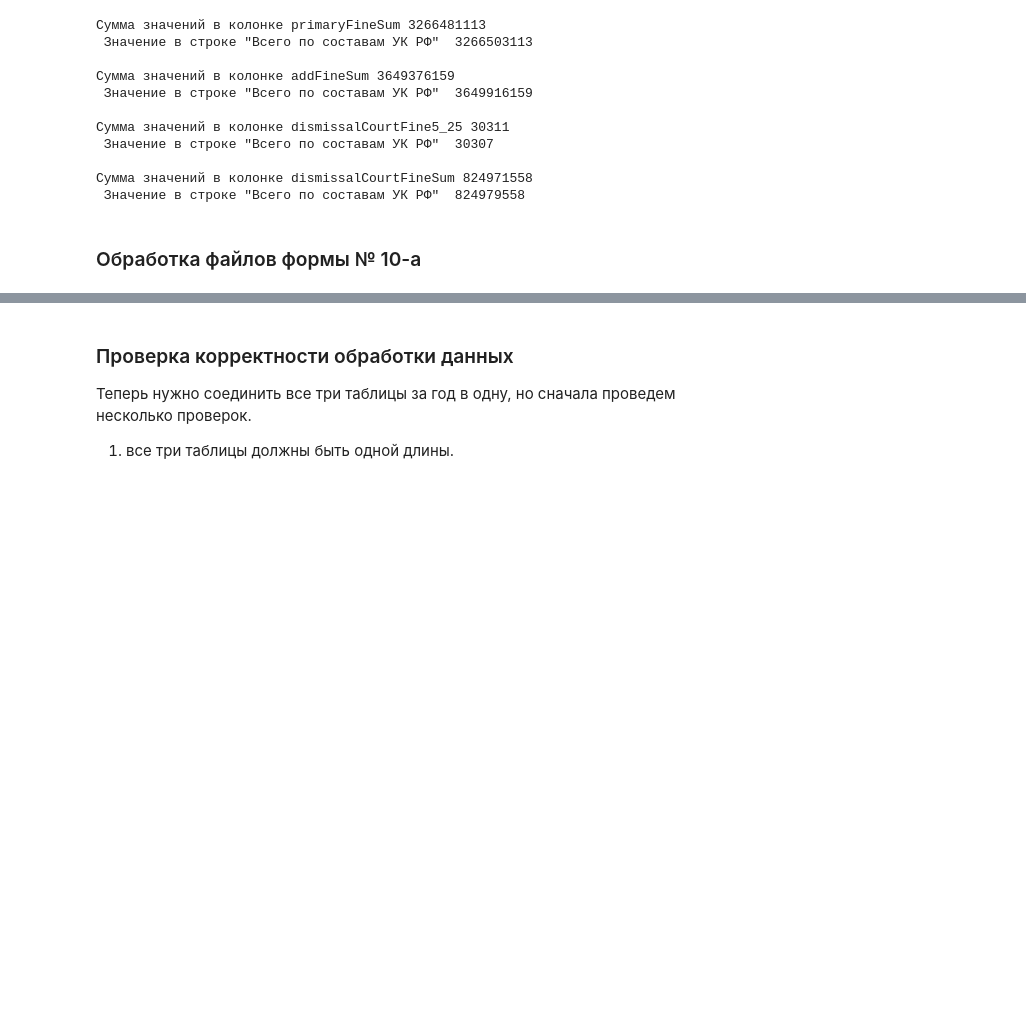
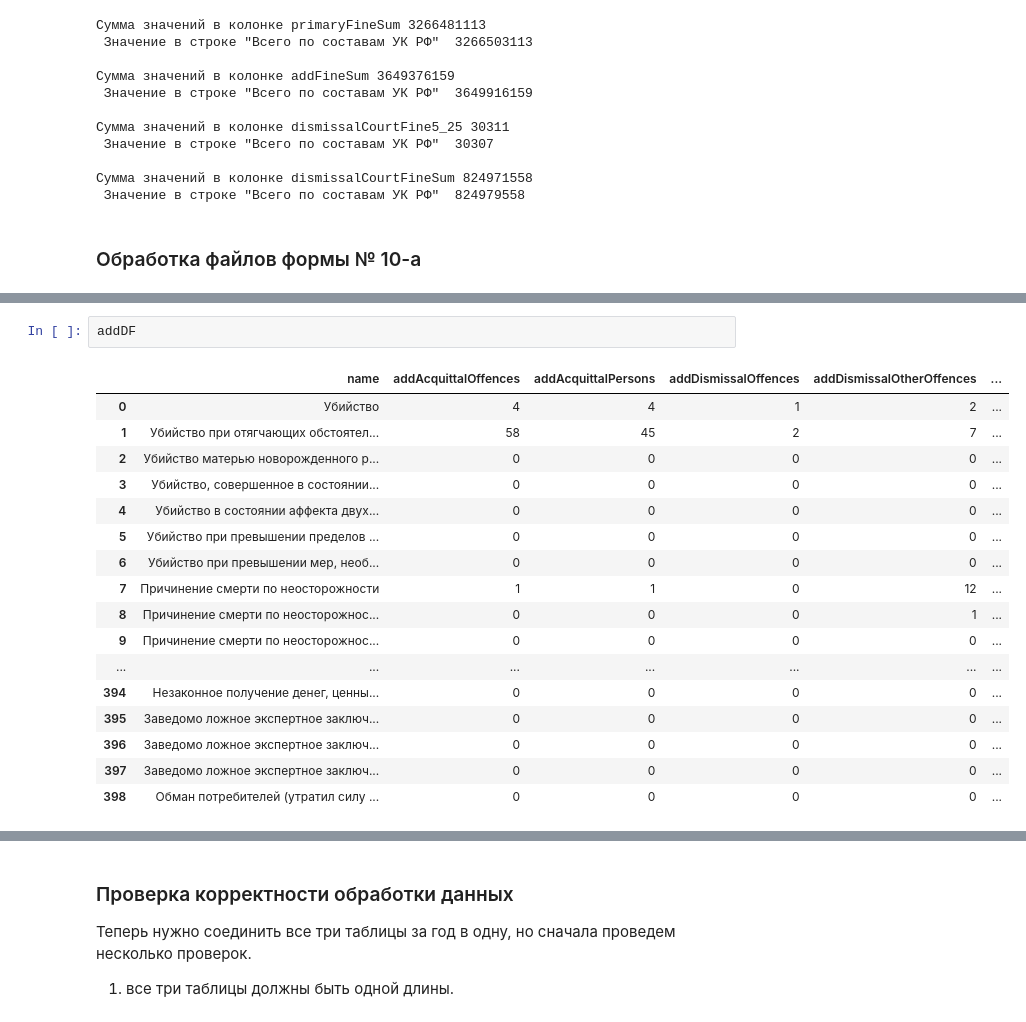
Before and after one commit to borovikova/dostoevsky-data, a Jupyter notebook: computational_essay_2019.ipynb, the cells around one changed output, grey strips where cells are left out. Drawn from its saved outputs; the diff is of its cells as text; blank space fills up the shorter version.

```diff
--- a/computational_essay_2019.ipynb
+++ b/computational_essay_2019.ipynb
@@ -233,0 +395,20 @@ See the caveats in the documentation: https://pandas.pydata.org/pandas-docs/stab
+# %%
+addDF
+# %% [output]
+|  | name | addAcquittalOffences | addAcquittalPersons | addDismissalOffences | addDismissalOtherOffences | ... |
+| 0 | Убийство | 4 | 4 | 1 | 2 | ... |
+| 1 | Убийство при отягчающих обстоятел... | 58 | 45 | 2 | 7 | ... |
+| 2 | Убийство матерью новорожденного р... | 0 | 0 | 0 | 0 | ... |
+| 3 | Убийство, совершенное в состоянии... | 0 | 0 | 0 | 0 | ... |
+| 4 | Убийство в состоянии аффекта двух... | 0 | 0 | 0 | 0 | ... |
+| 5 | Убийство при превышении пределов ... | 0 | 0 | 0 | 0 | ... |
+| 6 | Убийство при превышении мер, необ... | 0 | 0 | 0 | 0 | ... |
+| 7 | Причинение смерти по неосторожности | 1 | 1 | 0 | 12 | ... |
+| 8 | Причинение смерти по неосторожнос... | 0 | 0 | 0 | 1 | ... |
+| 9 | Причинение смерти по неосторожнос... | 0 | 0 | 0 | 0 | ... |
+| ... | ... | ... | ... | ... | ... | ... |
+| 394 | Незаконное получение денег, ценны... | 0 | 0 | 0 | 0 | ... |
+| 395 | Заведомо ложное экспертное заключ... | 0 | 0 | 0 | 0 | ... |
+| 396 | Заведомо ложное экспертное заключ... | 0 | 0 | 0 | 0 | ... |
+| 397 | Заведомо ложное экспертное заключ... | 0 | 0 | 0 | 0 | ... |
+| 398 | Обман потребителей (утратил силу ... | 0 | 0 | 0 | 0 | ... |
```
Also changed, not shown: parts of 4 cells of this notebook, 1 other file.
